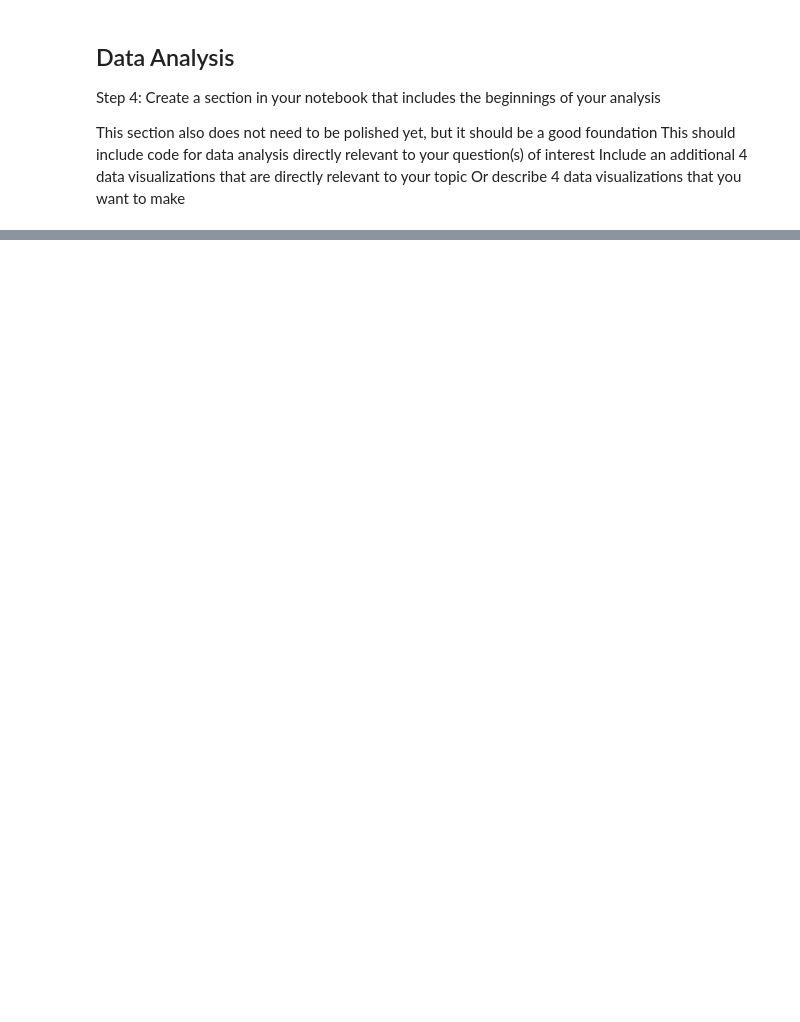
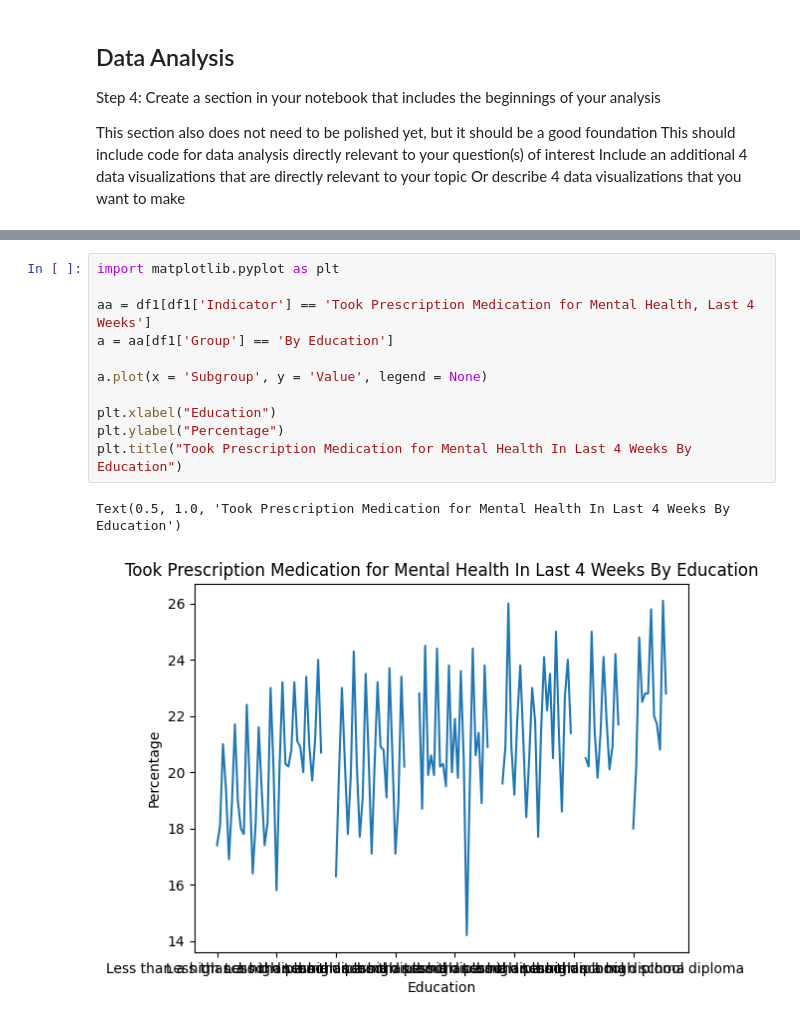
Before and after one commit to rcy-liu/DH140_FinalProject, a Jupyter notebook: Jupyter Notebook.ipynb, the cells around one changed output, grey strips where cells are left out. Drawn from its saved outputs; the diff is of its cells as text; blank space fills up the shorter version.

```diff
--- a/Jupyter Notebook.ipynb
+++ b/Jupyter Notebook.ipynb
@@ -35,0 +127,14 @@ Or describe 4 data visualizations that you want to make
+# %%
+import matplotlib.pyplot as plt
+
+aa = df1[df1['Indicator'] == 'Took Prescription Medication for Mental Health, Last 4 Weeks']
+a = aa[df1['Group'] == 'By Education']
+
+a.plot(x = 'Subgroup', y = 'Value', legend = None)
+
+plt.xlabel("Education")
+plt.ylabel("Percentage")
+plt.title("Took Prescription Medication for Mental Health In Last 4 Weeks By Education")
+# %% [output]
+Text(0.5, 1.0, 'Took Prescription Medication for Mental Health In Last 4 Weeks By Education')
+[figure, added]
```
Also changed, not shown: parts of 9 cells of this notebook, 1 other file.
